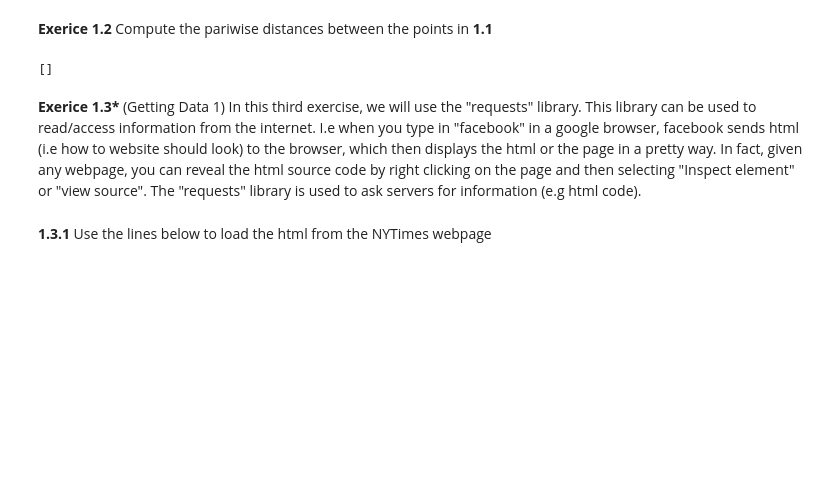
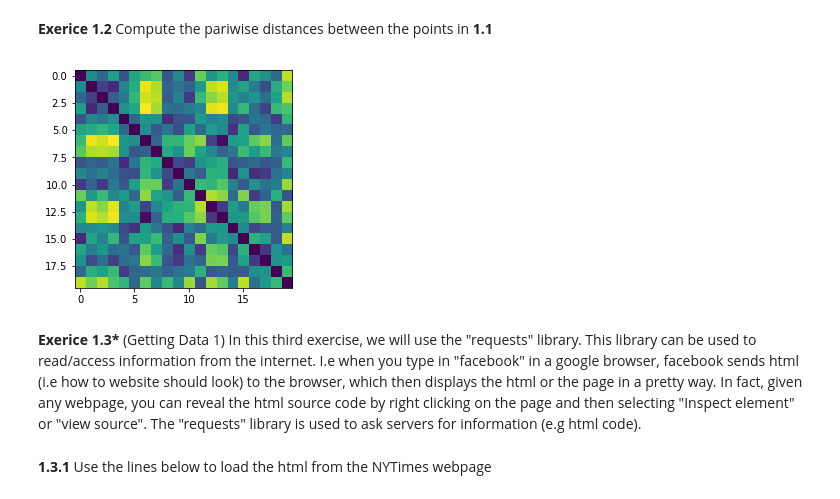
Before and after one commit to WaleedHashmi/Intro-to-Machine-Learning, a Jupyter notebook: Programming/Programming1.ipynb, the cells around one changed output. Drawn from its saved outputs; the diff is of its cells as text; code cells hidden in the pictures; blank space fills up the shorter version.

```diff
--- a/Programming/Programming1.ipynb
+++ b/Programming/Programming1.ipynb
@@ -33,25 +34,18 @@ __Exerice 1.2__ Compute the pariwise distances between the points in __1.1__
 # %%
 # put your code here
 def dist (x,y):
     return ((x[0]-y[0])**2 + (x[1]-y[1])**2)**0.5
 
-distList = np.array([])
+distList = np.zeros((nVect,nVect))
 
-for i in list_of_Vectors:
-    tmp = np.array([])
-    for j in list_of_Vectors:
-        np.append(tmp,dist(i,j))
-    np.append(distList,tmp)
+for i in range(nVect):
+    for j in range(nVect):
+        distList[i][j] = dist(list_of_Vectors[i],list_of_Vectors[j])
 
-# fig,ax = plt.subplots()
-# im = ax.imshow()
-
-# ax.imshow(distList)
-# plt.show()
-
-print (distList)
+plt.imshow(distList, interpolation='none')
+plt.show()
 # %% [output]
-[]
+[figure, added]
 # %% [markdown]
 __Exerice 1.3*__ (Getting Data 1) In this third exercise, we will use the "requests" library. This library can be used to read/access information from the internet. I.e when you type in "facebook" in a google browser, facebook sends html (i.e how to website should look) to the browser, which then displays the html or the page in a pretty way. In fact, given any webpage, you can reveal the html source code by right clicking on the page and then selecting "Inspect element" or "view source". The "requests" library is used to ask servers for information (e.g html code).
 # %% [markdown]
```
Also changed, not shown: parts of 8 cells of this notebook.
